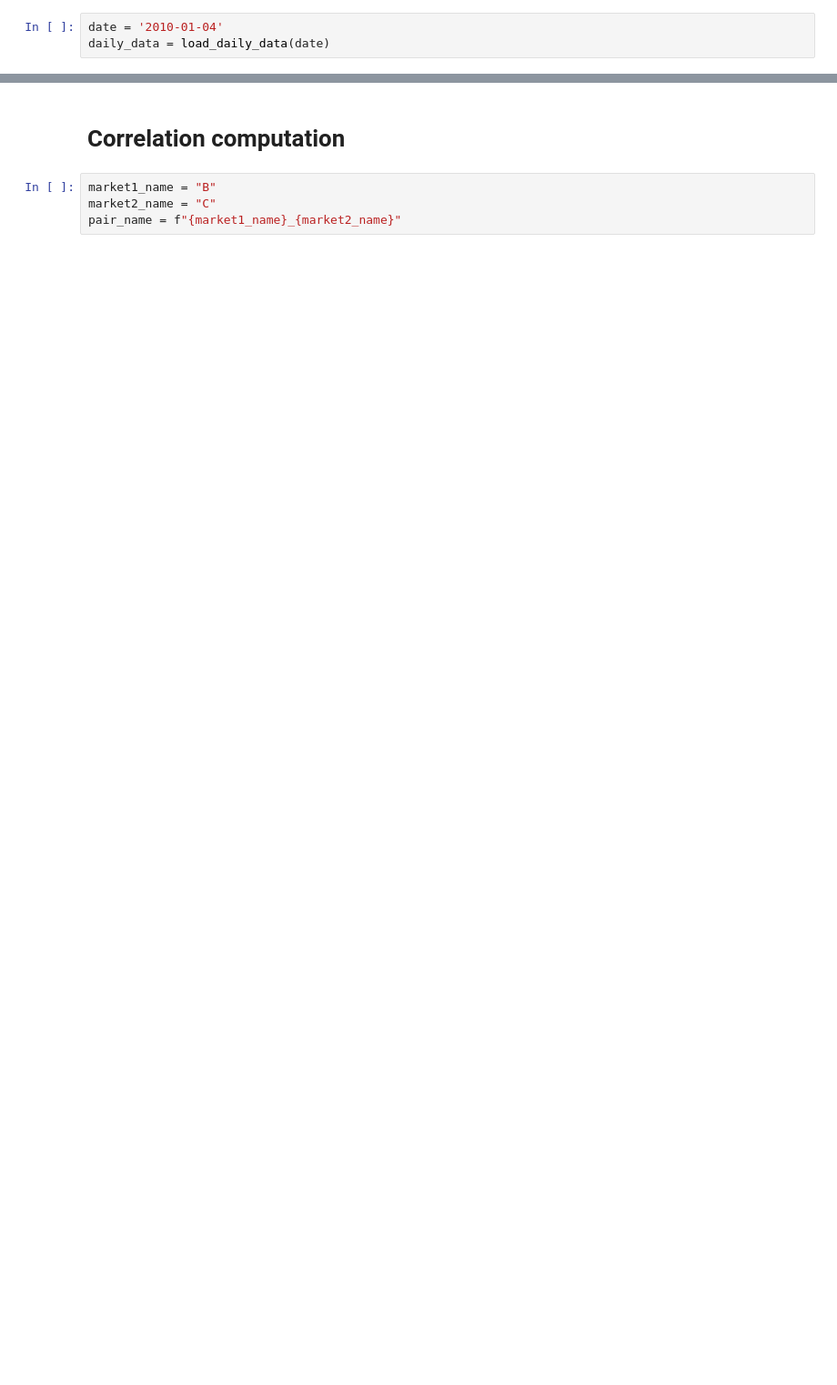
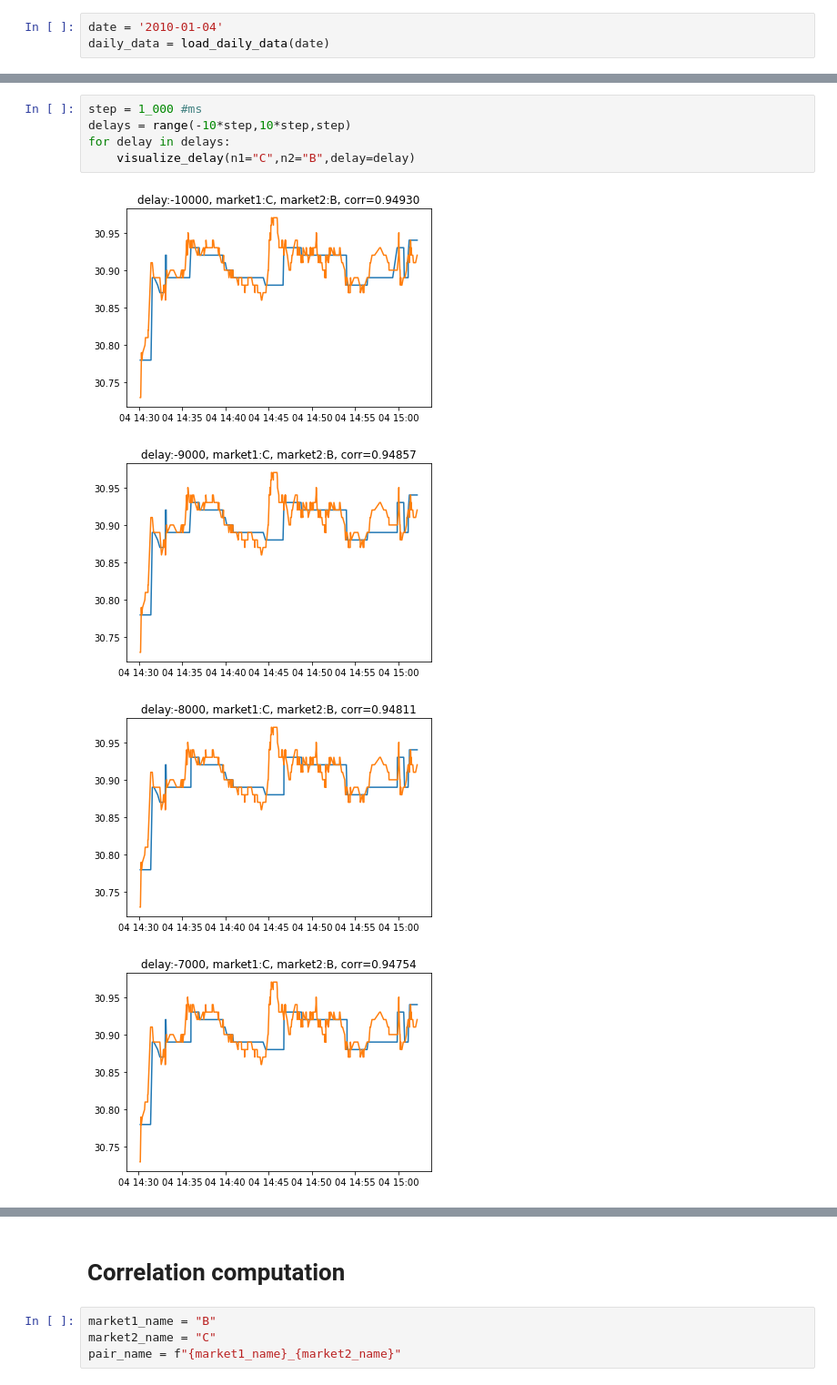
Before and after one commit to giordano-lucas/exchange-price-propagation, a Jupyter notebook: Data exploration.ipynb, the cells around one changed output, grey strips where cells are left out. Shown at 91% size. Saved outputs shown, nothing was run; the diff lists cells and outputs as text; blank space fills up the shorter version.

```diff
--- a/Data exploration.ipynb
+++ b/Data exploration.ipynb
@@ -52,0 +76,10 @@ daily_data = load_daily_data(date)
+# %%
+step = 1_000 #ms
+delays = range(-10*step,10*step,step)
+for delay in delays:
+    visualize_delay(n1="C",n2="B",delay=delay)
+# %% [output]
+[figure, added]
+[figure, added]
+[figure, added]
+[figure, added]
```
Also changed, not shown: parts of 7 cells of this notebook.
